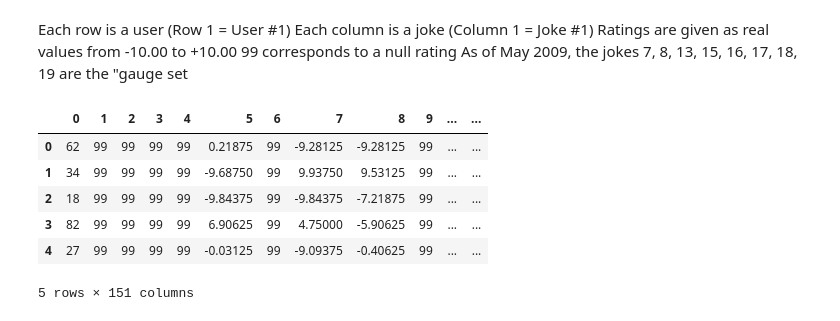
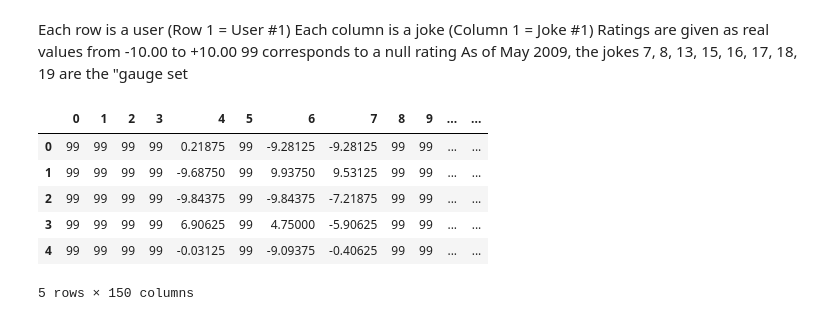
Before and after one commit to JahouNyan/DDL_Ex, a Jupyter notebook: Assignments/Assignment_4/Assignment_4.ipynb, the cells around one changed output. Drawn from its saved outputs; the diff is of its cells as text; code cells hidden in the pictures.

```diff
--- a/Assignments/Assignment_4/Assignment_4.ipynb
+++ b/Assignments/Assignment_4/Assignment_4.ipynb
@@ -10,13 +10,13 @@ Ratings are given as real values from -10.00 to +10.00
 99 corresponds to a null rating
 As of May 2009, the jokes 7, 8, 13, 15, 16, 17, 18, 19 are the "gauge set
 # %%
-ratings = pd.read_csv ("jester.csv", header = None)
-]ratings.head()
+ratings = pd.read_csv ("Assignment 4 - data jokes.csv", header = None)
+ratings.head()
 # %% [output]
 |  | 0 | 1 | 2 | 3 | 4 | 5 | 6 | 7 | 8 | 9 | ... | ... |
-| 0 | 62 | 99 | 99 | 99 | 99 | 0.21875 | 99 | -9.28125 | -9.28125 | 99 | ... | ... |
-| 1 | 34 | 99 | 99 | 99 | 99 | -9.68750 | 99 | 9.93750 | 9.53125 | 99 | ... | ... |
-| 2 | 18 | 99 | 99 | 99 | 99 | -9.84375 | 99 | -9.84375 | -7.21875 | 99 | ... | ... |
-| 3 | 82 | 99 | 99 | 99 | 99 | 6.90625 | 99 | 4.75000 | -5.90625 | 99 | ... | ... |
-| 4 | 27 | 99 | 99 | 99 | 99 | -0.03125 | 99 | -9.09375 | -0.40625 | 99 | ... | ... |
+| 0 | 99 | 99 | 99 | 99 | 0.21875 | 99 | -9.28125 | -9.28125 | 99 | 99 | ... | ... |
+| 1 | 99 | 99 | 99 | 99 | -9.68750 | 99 | 9.93750 | 9.53125 | 99 | 99 | ... | ... |
+| 2 | 99 | 99 | 99 | 99 | -9.84375 | 99 | -9.84375 | -7.21875 | 99 | 99 | ... | ... |
+| 3 | 99 | 99 | 99 | 99 | 6.90625 | 99 | 4.75000 | -5.90625 | 99 | 99 | ... | ... |
+| 4 | 99 | 99 | 99 | 99 | -0.03125 | 99 | -9.09375 | -0.40625 | 99 | 99 | ... | ... |
-5 rows × 151 columns
+5 rows × 150 columns
```
Also changed, not shown: parts of 23 cells of this notebook.
